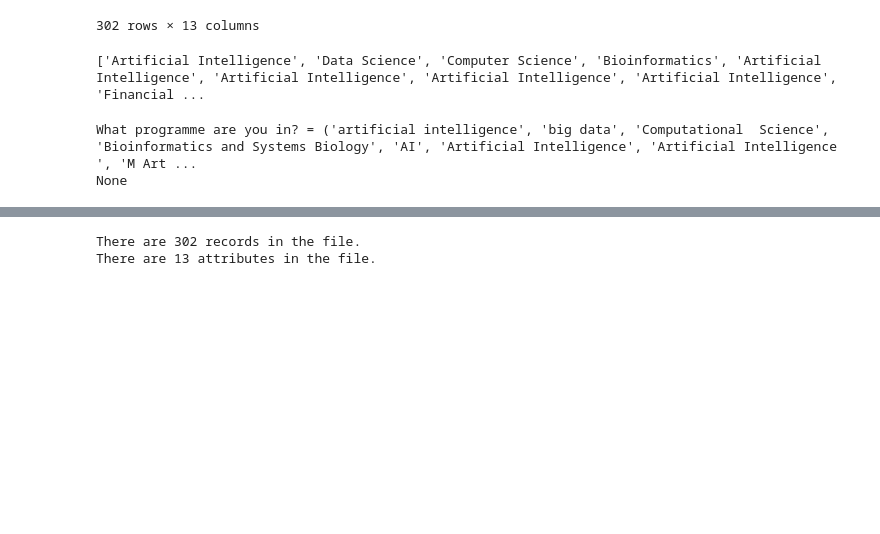
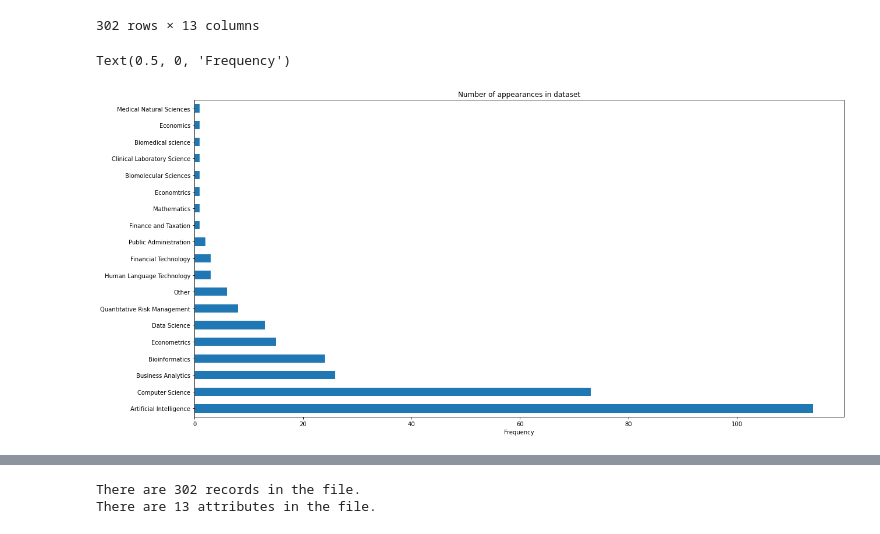
Before and after one commit to sandergs92/dmt-assignment-1, a Jupyter notebook: assignment_1/notebook_1.ipynb, the cells around one changed output, grey strips where cells are left out. Cells and saved outputs as stored; diff of their text form; code cells hidden in the pictures; blank space fills up the shorter version.

```diff
--- a/assignment_1/notebook_1.ipynb
+++ b/assignment_1/notebook_1.ipynb
@@ -201,57 +201,59 @@ Fail 555
 | 301 | Business Analytics | True | True | True | ... |
 302 rows × 13 columns
 # %%
+"""Filtering column 1: 'What programme are you in?' and returning bar chart and a Pie chart"""
+
 # Change as much as possible using the .contains
 df.loc[df['What programme are you in?'].str.contains('artificial intelligence', case=False), 'What programme are you in?'] = 'Artificial Intelligence'
 df.loc[df['What programme are you in?'].str.contains('Ai', case=True), 'What programme are you in?'] = 'Artificial Intelligence'
 df.loc[df['What programme are you in?'].str.contains('data|IS:DS', case=False), 'What programme are you in?'] = 'Data Science'
 df.loc[df['What programme are you in?'].str.contains('comput', case=False), 'What programme are you in?'] = 'Computer Science'
 df.loc[df['What programme are you in?'].str.contains('business', case=False), 'What programme are you in?'] = 'Business Analytics'
 df.loc[df['What programme are you in?'].str.contains('BA', case=True), 'What programme are you in?'] = 'Business Analytics'
 df.loc[df['What programme are you in?'].str.contains('bioinformatics', case=False), 'What programme are you in?'] = 'Bioinformatics'
 df.loc[df['What programme are you in?'].str.contains('BISB', case=True), 'What programme are you in?'] = 'Bioinformatics'
 df.loc[df['What programme are you in?'].str.contains('biology', case=False), 'What programme are you in?'] = 'Bioinformatics'
 df.loc[df['What programme are you in?'].str.contains('fintech|finance', case=False), 'What programme are you in?'] = 'Financial Technology'
 df.loc[df['What programme are you in?'].str.contains('econometrics', case=False), 'What programme are you in?'] = 'Econometrics'
 df.loc[df['What programme are you in?'].str.contains('EOR|E&OR', case=True), 'What programme are you in?'] = 'Econometrics'
 df.loc[df['What programme are you in?'].str.contains('mathematics', case=False), 'What programme are you in?'] = 'Mathematics'
 df.loc[df['What programme are you in?'].str.contains('ai', case=True), 'What programme are you in?'] = 'Artificial Intelligence'
 df.loc[df['What programme are you in?'].str.contains('AI', case=True), 'What programme are you in?'] = 'Artificial Intelligence'
-df.loc[df['What programme are you in?'].str.contains('CS|SEG', case=True), 'What programme are you in?'] = 'Computer Science' # potential issue
+df.loc[df['What programme are you in?'].str.contains('CS|SEG', case=True), 'What programme are you in?'] = 'Computer Science'
 df.loc[df['What programme are you in?'].str.contains('management|QRM', case=False), 'What programme are you in?'] = 'Quantitative Risk Management'
 df.loc[df['What programme are you in?'].str.contains('MPA', case=True), 'What programme are you in?'] = 'Public Administration' # MPA - public administration masters
 df.loc[df['What programme are you in?'].str.contains('PDCS', case=True), 'What programme are you in?'] = 'Computer Security' # PDCS - Computer security masters
 df.loc[df['What programme are you in?'].str.contains('F&T', case=True), 'What programme are you in?'] = 'Finance and Taxation' # F&T - Finance and Taxation masters
 df.loc[df['What programme are you in?'].str.contains('CLS', case=True), 'What programme are you in?'] = 'Clinical Laboratory Science' # CLS - Clinical Laboratory Science
 
-# applying 'nan' but in string form to avoid boolean mask errors
+# applying 'nan' but in string form to avoid boolean mask errors between ints and strings
 df.loc[df['What programme are you in?'].str.contains('programme?', case=True), 'What programme are you in?'] = 'ZAK' # Leaving this as nan string for now to avoid error
 df.loc[df['What programme are you in?'].str.contains('chrome', case=True), 'What programme are you in?'] = 'ZAK' # Leaving this as nan string for now to avoid error
 df.loc[df['What programme are you in?'].str.contains('None', case=True), 'What programme are you in?'] = 'ZAK' # Leaving this as nan string for now to avoid error
 df.loc[df['What programme are you in?'].str.contains('Cheese', case=True), 'What programme are you in?'] = 'ZAK' # Leaving this as nan string for now to avoid error
-df.loc[df['What programme are you in?'].str.contains('advanced', case=True), 'What programme are you in?'] = 'ZAK' # Leaving this as nan string for now to avoid error
-df.loc[df['What programme are you in?'].str.contains('PhD', case=True), 'What programme are you in?'] = 'ZAK' # Leaving this as nan string for now to avoid error
-df.loc[df['What programme are you in?'].str.contains('TU', case=True), 'What programme are you in?'] = 'ZAK' # Leaving this as nan string for now to avoid error
-df.loc[df['What programme are you in?'].str.contains('Exchange', case=True), 'What programme are you in?'] = 'ZAK' # Leaving this as nan string for now to avoid error
-df.loc[df['What programme are you in?'].str.contains('Python', case=True), 'What programme are you in?'] = 'ZAK' # Leaving this as nan string for now to avoid error
+df.loc[df['What programme are you in?'].str.contains('advanced', case=True), 'What programme are you in?'] = 'Other' # Leaving this as nan string for now to avoid error
+df.loc[df['What programme are you in?'].str.contains('PhD', case=True), 'What programme are you in?'] = 'Other' # Leaving this as nan string for now to avoid error
+df.loc[df['What programme are you in?'].str.contains('TU', case=True), 'What programme are you in?'] = 'Other' # Leaving this as nan string for now to avoid error
+df.loc[df['What programme are you in?'].str.contains('Exchange', case=True), 'What programme are you in?'] = 'Other' # Leaving this as nan string for now to avoid error
+df.loc[df['What programme are you in?'].str.contains('Python', case=True), 'What programme are you in?'] = 'Other' # Leaving this as nan string for now to avoid error
+
+# Change lowercase 'cs' to Computer Science
+df['What programme are you in?'] = df['What programme are you in?'].apply(lambda i: i if len(i) > 2 else 'ZAK')
 
 # Replace 'E' by checking length of string to avoid clashes with other strings such as 'Econometrics'
-#df['What programme are you in?'] = df['What programme are you in?'].apply(lambda i: i if len(i) > 1 else 'ZAK')
+df['What programme are you in?'] = df['What programme are you in?'].apply(lambda i: i if len(i) > 1 else 'ZAK')
 
-# Change strings of 'nan' to np.NaN
-#df['What programme are you in?'] = df['What programme are you in?'].replace('ZAK', np.nan)
+# Change strings of 'ZAK' to np.NaN
+df['What programme are you in?'] = df['What programme are you in?'].replace('ZAK', np.nan)
 
-# Make pie chart
-#plot = df.plot.pie(y=df['What programme are you in?'], figsize=(5, 5))
+# value count the strings to plot them in bar chart
+df['What programme are you in?'].value_counts().plot(kind='barh', figsize=(20, 10))
+plt.title('Number of appearances in dataset')
+plt.xlabel('Frequency')
 
-
-# Make list for reference
-mark_list = df['What programme are you in?'].tolist()
-print(mark_list)
+# Make list of the first column for reference
+# mark_list = df['What programme are you in?'].tolist()
+# print(mark_list)
 # %% [output]
-['Artificial Intelligence', 'Data Science', 'Computer Science', 'Bioinformatics', 'Artificial Intelligence', 'Artificial Intelligence', 'Artificial Intelligence', 'Artificial Intelligence', 'Financial ...
+Text(0.5, 0, 'Frequency')
+[figure, added]
-# %%
-print(print("What programme are you in? = {}".format(columns[1])))
-# %% [output]
-What programme are you in? = ('artificial intelligence', 'big data', 'Computational  Science', 'Bioinformatics and Systems Biology', 'AI', 'Artificial Intelligence', 'Artificial Intelligence ', 'M Art ...
-None
```
Also changed, not shown: parts of 6 cells of this notebook.
